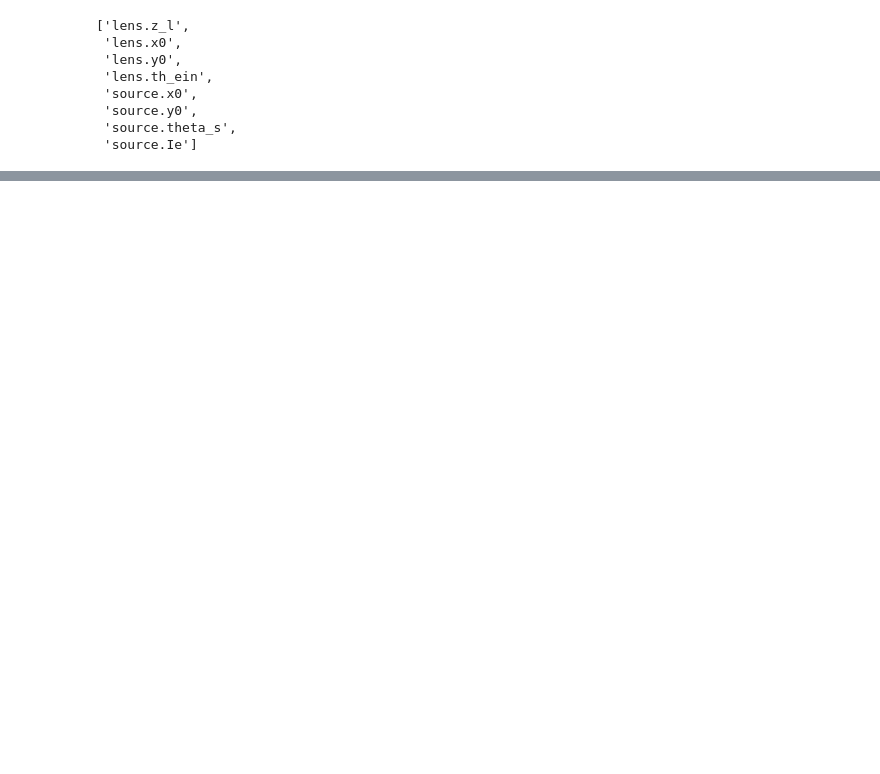
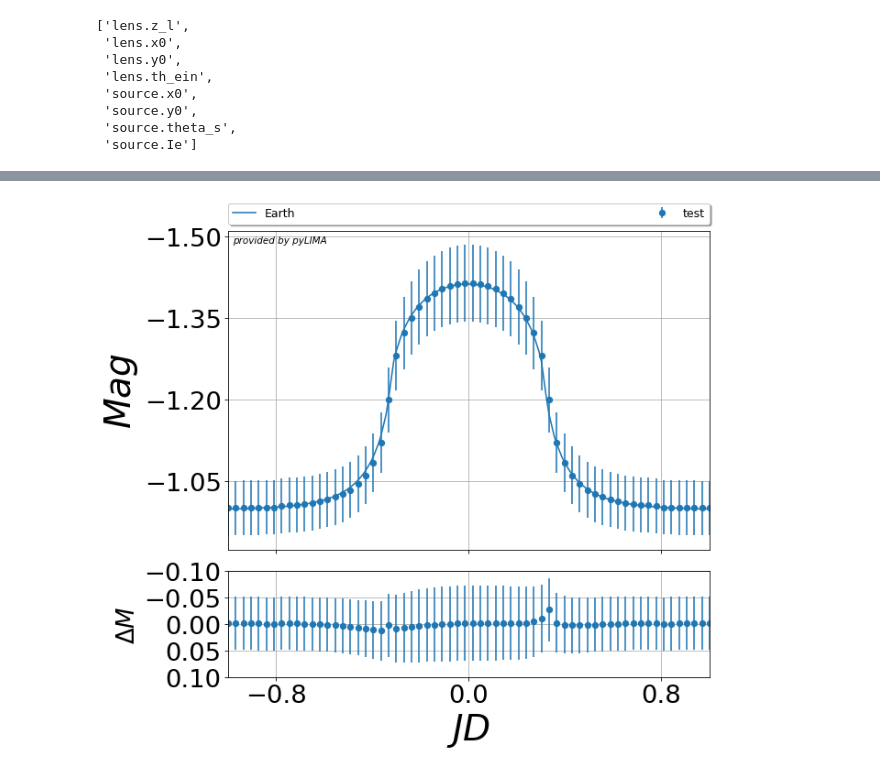
Before and after one commit to Ciela-Institute/caustics, a Jupyter notebook: docs/source/tutorials/microlensing.ipynb, the cells around one changed output, grey strips where cells are left out. Saved outputs shown, nothing was run; the diff lists cells and outputs as text; code cells hidden in the pictures; blank space fills up the shorter version.

```diff
--- a/docs/source/tutorials/microlensing.ipynb
+++ b/docs/source/tutorials/microlensing.ipynb
@@ -134,0 +155,13 @@ HTML(ani.to_jshtml())
+# %%
+data = np.vstack((ts.view(-1), -1*magnifications, magnifications*0.05)).T
+your_event = event.Event()
+your_event.name = 'Simulated Event'
+telescope = telescopes.Telescope(name= 'test', light_curve=data, light_curve_names=['time', 'mag', 'err_mag'], light_curve_units=['s', 'mag', 'err_mag'])
+your_event.telescopes.append(telescope)
+your_event.find_survey('test')
+your_event.check_event()
+pspl = PSPL_model.PSPLmodel(your_event)
+fspl = FSPLarge_model.FSPLargemodel(your_event)
+# fspl = FSPL_model.FSPLmodel(your_event)
+pspl_fit = LM_fit.LMfit(pspl)
+fspl_fit = DE_fit.DEfit(fspl)
@@ -134,0 +170,9 @@ HTML(ani.to_jshtml())
+# %%
+guess_parameters = [0.1, 0.2, 0.2, 1]
+fspl_fit.fit_parameters['rho'][1] = [0.1,10]
+fspl_fit.fit_parameters['tE'][1] = (0.1, 2)
+
+fspl_fit.model_parameters_guess = guess_parameters
+
+pspl_fit.fit()
+fspl_fit.fit()
@@ -134,0 +194,8 @@ HTML(ani.to_jshtml())
+# %%
+fig = pyLIMA_plots.plot_lightcurves(fspl, fspl_fit.fit_results['best_model'])
+# fig = pyLIMA_plots.plot_lightcurves(fspl, guess_parameters)
+
+plt.xlim(-1,1)
+plt.show()
+# %% [output]
+[figure, added]
```
Also changed, not shown: parts of 7 cells of this notebook.
